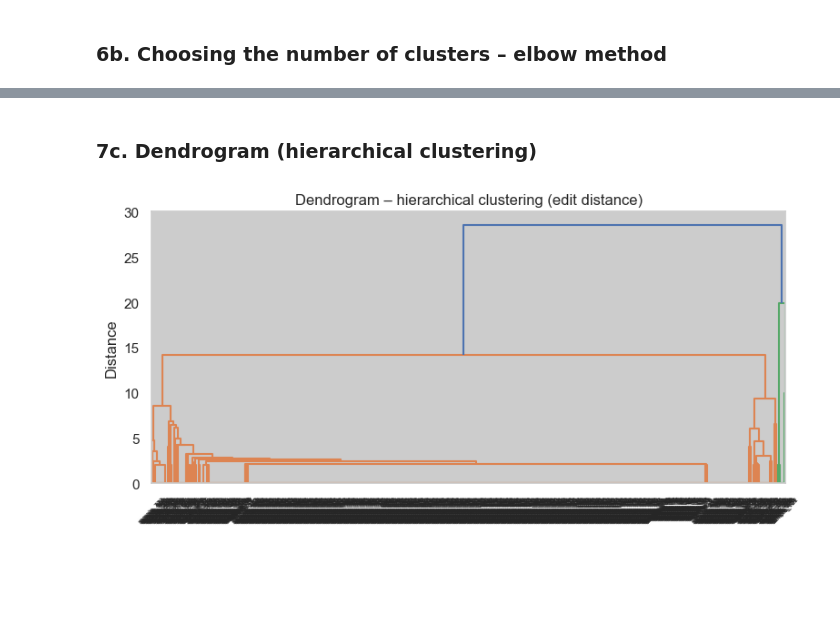
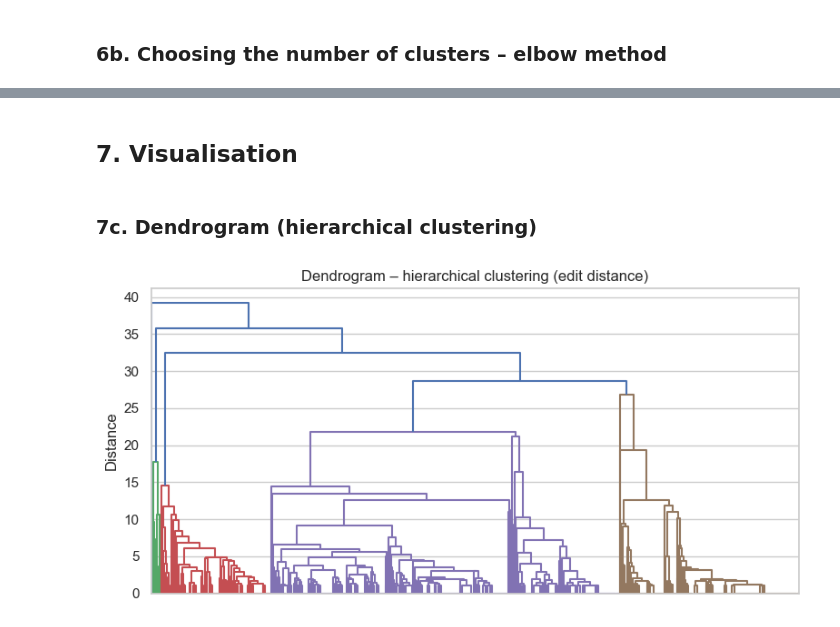
Before and after one commit to beline-y/Clustering-of-RNA-structures, a Jupyter notebook: clustering_rna_structures.ipynb, the cells around one changed output, grey strips where cells are left out. Drawn from its saved outputs; the diff is of its cells as text; code cells hidden in the pictures; blank space fills up the shorter version.

Commit message:
Visualisation des probabilités de cluster

```diff
--- a/clustering_rna_structures.ipynb
+++ b/clustering_rna_structures.ipynb
@@ -184,6 +184,7 @@ def probability_matrix(samples):
 ### 2b. McCaskill algorithm using the ViennaRNA package
 # %%
 md = RNA.md()
+md.uniq_ML = 1
 
 fc = RNA.fold_compound(sequence, md)
 
@@ -442,7 +435,7 @@ Séquence utilisée : GAGUAGUGGAACCAGGCUAUGUUUGUGACUCGCAGACCCU
 # %%
-N_CLUSTERS = 3
+N_CLUSTERS = 6
 
-kmed = KMedoids(n_clusters=N_CLUSTERS, metric="precomputed", random_state=42)
+kmed = KMedoids(n_clusters=N_CLUSTERS, metric="precomputed", init="heuristic", random_state=42)
 df_samples["cluster"] = kmed.fit_predict(dist_bp)
 
 print(df_samples["cluster"].value_counts())
@@ -489,11 +487,0 @@ plt.show()
-# %%
-agg = AgglomerativeClustering(
-    n_clusters=N_CLUSTERS,
-    metric="precomputed",
-    linkage="average",
-)
-labels_agg = agg.fit_predict(dist_hamming)
-
-df_samples["cluster_hierarchical"] = labels_agg
-print("Hierarchical cluster assignments:")
-print(df_samples[["structure", "cluster_hierarchical"]].to_string(index=False))
@@ -583,15 +554,17 @@ plt.show()
+# %% [markdown]
+## 7. Visualisation
 # %% [markdown]
 ### 7c. Dendrogram (hierarchical clustering)
 # %%
-condensed = squareform(dist_hamming)
+condensed = squareform(dist_bp)
 Z = linkage(condensed, method="average")
 df_samples["name"] = ["sample_" + str(i) for i in range(len(df_samples))]
 
 plt.figure(figsize=(8, 4))
-dendrogram(Z, labels=df_samples["name"].tolist(), leaf_rotation=45)
+dendrogram(Z, labels=df_samples["name"].tolist(), leaf_rotation=45, no_labels=True)
 plt.title("Dendrogram – hierarchical clustering (edit distance)")
 plt.ylabel("Distance")
 plt.tight_layout()
 plt.show()
 # %% [output]
-[figure, old version]
+[figure, new version]
```
Also changed, not shown: parts of 23 cells of this notebook.
